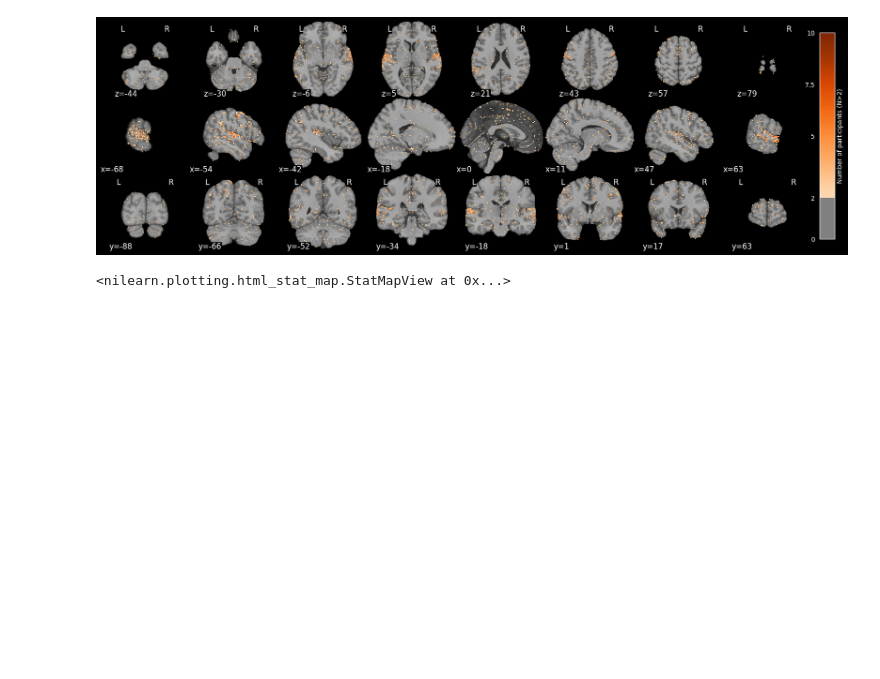
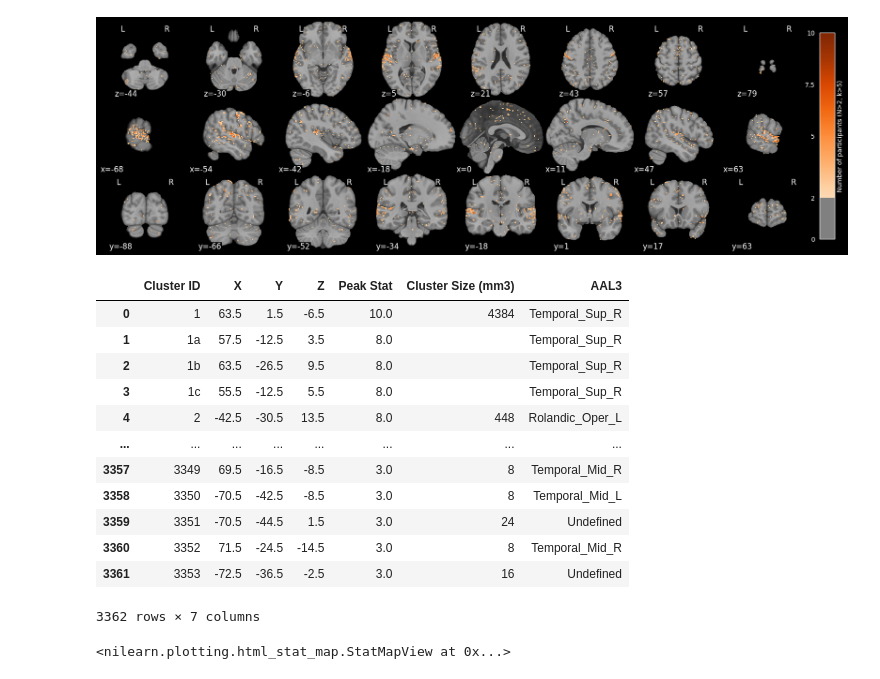
Before and after one commit to CIBIT-UC/brainplayback_task02, a Jupyter notebook: mvpa_08_stability_bold/step04_visualize_stabmask.ipynb, the cells around one changed output. Drawn from its saved outputs; the diff is of its cells as text; code cells hidden in the pictures; blank space fills up the shorter version.

```diff
--- a/mvpa_08_stability_bold/step04_visualize_stabmask.ipynb
+++ b/mvpa_08_stability_bold/step04_visualize_stabmask.ipynb
@@ -46,7 +46,8 @@ STAB_mean_img = nb.Nifti1Image(STAB_mean, example_func.affine, example_func.head
 
 # threshold the stability map
 thres = 2
-STAB_mean_img_thr = threshold_img(STAB_mean_img, threshold=thres)
+ct = 5
+STAB_mean_img_thr = threshold_img(STAB_mean_img, threshold=thres, cluster_threshold=ct)
 # %%
 # beautiful mosaic figure
 
@@ -79,6 +80,43 @@ cbar.ax.yaxis.label.set_color("white")
 plt.show()
 # %% [output]
 [figure]
+# %%
+# get cluster table
+# set pandas to display 100 rows
+import pandas as pd
+from mni_to_atlas import AtlasBrowser
+from nilearn.reporting import get_clusters_table
+
+pd.set_option("display.max_rows", 100)
+
+atlas = AtlasBrowser("AAL3")
+
+table, cluster_map = get_clusters_table(STAB_mean_img, thres, ct, return_label_maps=True, min_distance=15)
+
+# AAL3 labelling
+coordinates = table[["X", "Y", "Z"]].to_numpy()
+aal_labels = atlas.find_regions(coordinates, plot=False)
+
+# Add the labels to the table
+table["AAL3"] = aal_labels
+
+# print(table_g)
+# print(table.to_latex())
+table
+# %% [output]
+|  | Cluster ID | X | Y | Z | Peak Stat | Cluster Size (mm3) | AAL3 |
+| 0 | 1 | 63.5 | 1.5 | -6.5 | 10.0 | 4384 | Temporal_Sup_R |
+| 1 | 1a | 57.5 | -12.5 | 3.5 | 8.0 |  | Temporal_Sup_R |
+| 2 | 1b | 63.5 | -26.5 | 9.5 | 8.0 |  | Temporal_Sup_R |
+| 3 | 1c | 55.5 | -12.5 | 5.5 | 8.0 |  | Temporal_Sup_R |
+| 4 | 2 | -42.5 | -30.5 | 13.5 | 8.0 | 448 | Rolandic_Oper_L |
+| ... | ... | ... | ... | ... | ... | ... | ... |
+| 3357 | 3349 | 69.5 | -16.5 | -8.5 | 3.0 | 8 | Temporal_Mid_R |
+| 3358 | 3350 | -70.5 | -42.5 | -8.5 | 3.0 | 8 | Temporal_Mid_L |
+| 3359 | 3351 | -70.5 | -44.5 | 1.5 | 3.0 | 24 | Undefined |
+| 3360 | 3352 | 71.5 | -24.5 | -14.5 | 3.0 | 8 | Temporal_Mid_R |
+| 3361 | 3353 | -72.5 | -36.5 | -2.5 | 3.0 | 16 | Undefined |
+3362 rows × 7 columns
 # %%
 # plot STAB_mean_img_thr with view_img
 plotting.view_img(STAB_mean_img_thr, title="STAB", colorbar=True, cmap="hot", width_view=1000, symmetric_cmap=False, threshold=thres)
```
Also changed, not shown: parts of 1 cell of this notebook, 3 other files.
